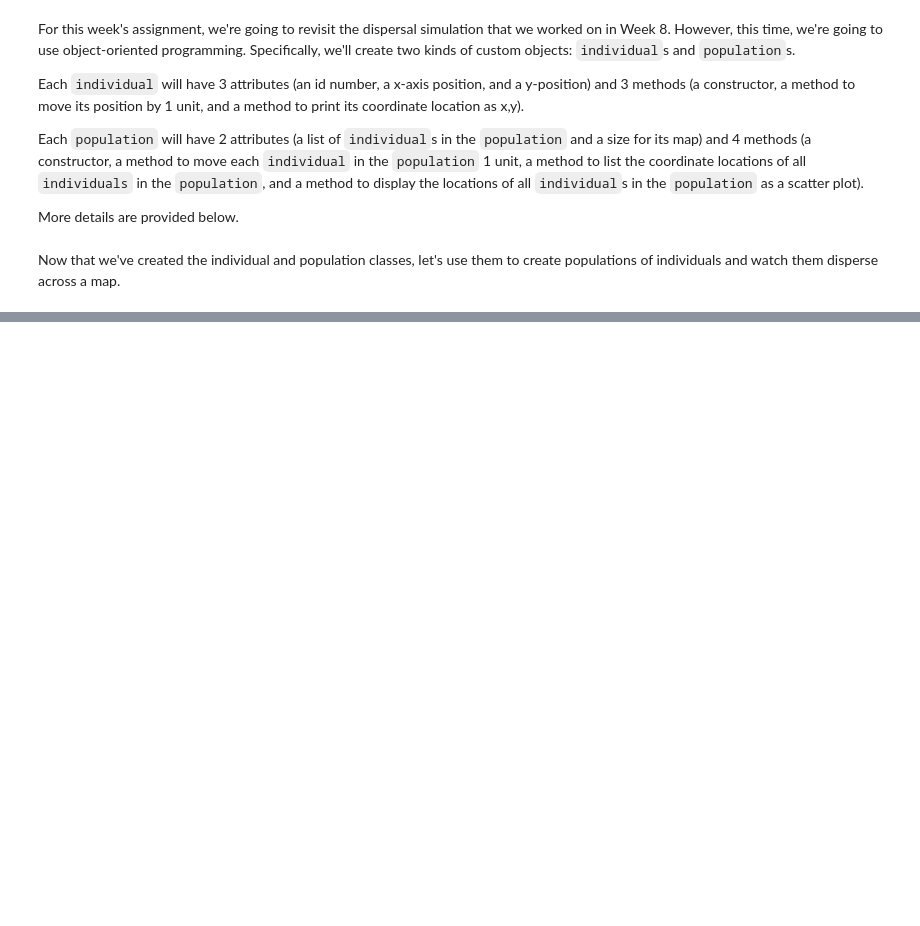
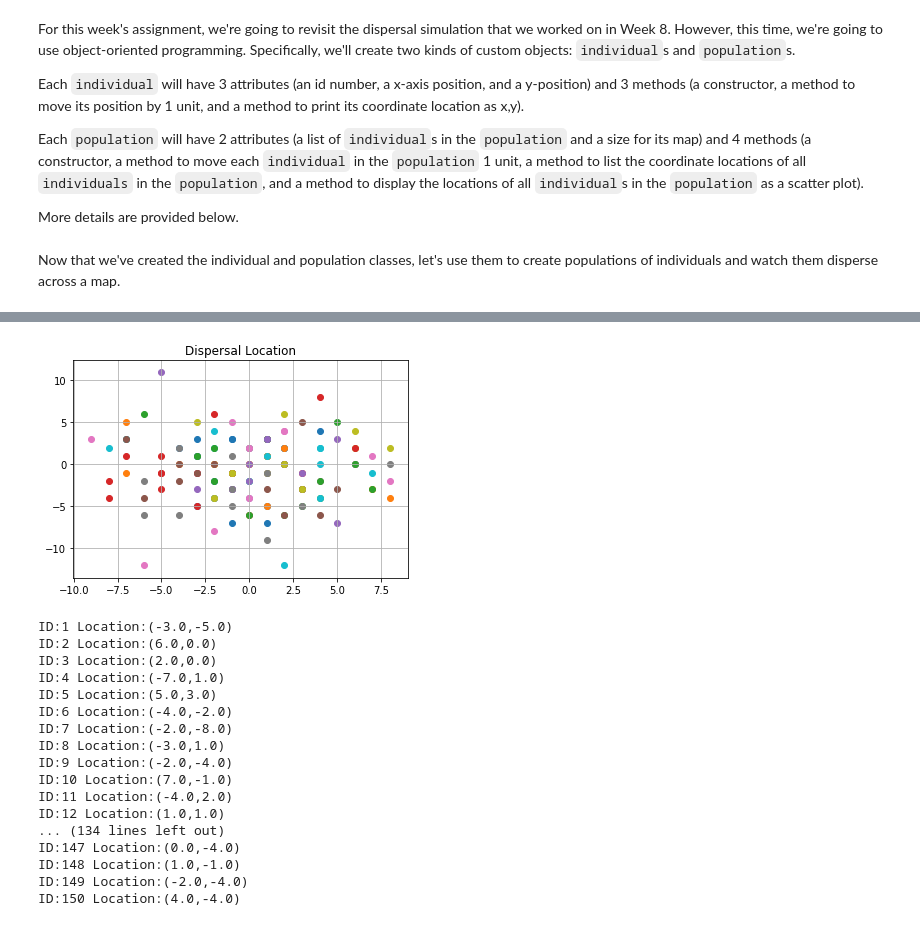
Before and after one commit to IntroToCompBioLSU-Spr20/PythonObjects_Week12, a Jupyter notebook: Week12Assignments/Week12Assignment_PythonObjects.ipynb, the cells around one changed output, grey strips where cells are left out. Saved outputs shown, nothing was run; the diff lists cells and outputs as text; code cells hidden in the pictures; blank space fills up the shorter version.

```diff
--- a/Week12Assignments/Week12Assignment_PythonObjects.ipynb
+++ b/Week12Assignments/Week12Assignment_PythonObjects.ipynb
@@ -91,4 +134,35 @@ Now that we've created the individual and population classes, let's use them to
 # %%
 # Try creating a new population, simulating the movement of individuals, drawing a map,
 # and listing the location of individuals, but provide non-default values for the mapSize
 # and popSize of the population. Also, increase the number of time steps that individuals move.
+
+#Creating a new population
+NewPop2=population(mapSize=100,popSize=150)
+#Changing number of moves.
+moves=30
+#Using a for loop to simulate the movement of individuals for 30 steps.
+for i in range(moves):
+    NewPop2.move()
+#Using .draw() method to illustrate population map.
+NewPop2.draw()
+#Using the .listLocations() method to list the locations of all the individuals in the populations.
+NewPop2.listLocations()
+# %% [output]
+[figure, added]
+ID:1 Location:(-3.0,-5.0)
+ID:2 Location:(6.0,0.0)
+ID:3 Location:(2.0,0.0)
+ID:4 Location:(-7.0,1.0)
+ID:5 Location:(5.0,3.0)
+ID:6 Location:(-4.0,-2.0)
+ID:7 Location:(-2.0,-8.0)
+ID:8 Location:(-3.0,1.0)
+ID:9 Location:(-2.0,-4.0)
+ID:10 Location:(7.0,-1.0)
+ID:11 Location:(-4.0,2.0)
+ID:12 Location:(1.0,1.0)
+... (134 lines left out)
+ID:147 Location:(0.0,-4.0)
+ID:148 Location:(1.0,-1.0)
+ID:149 Location:(-2.0,-4.0)
+ID:150 Location:(4.0,-4.0)
```
Also changed, not shown: parts of 5 cells of this notebook.
